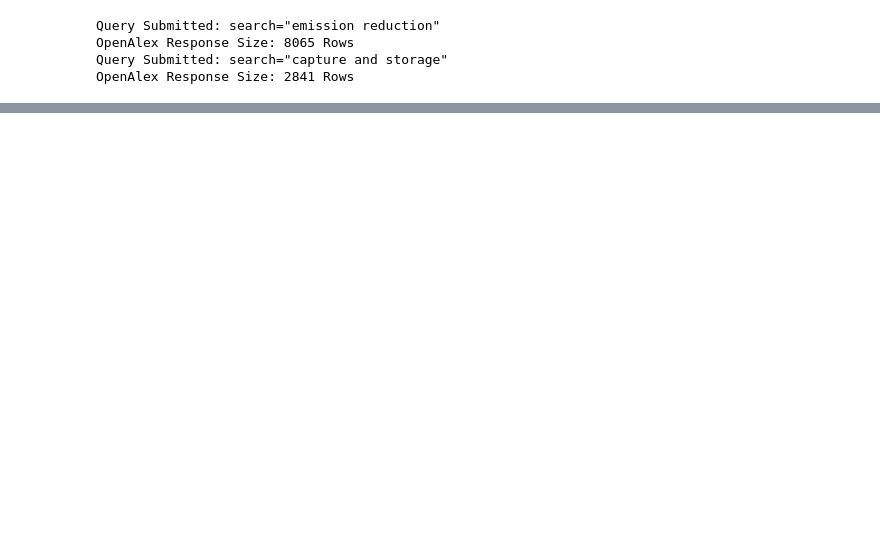
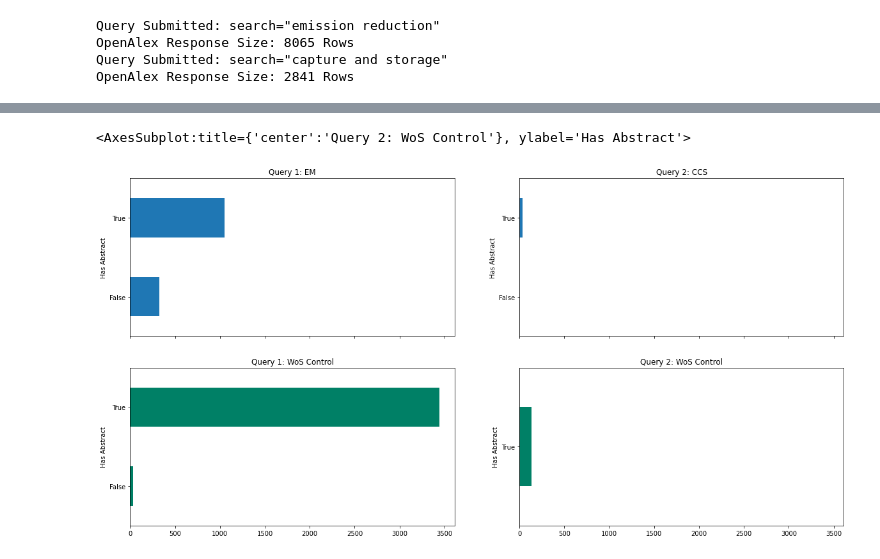
Before and after one commit to jerlanger/mcc, a Jupyter notebook: notebooks/openAlexEval.ipynb, the cells around one changed output, grey strips where cells are left out. Drawn from its saved outputs; the diff is of its cells as text; code cells hidden in the pictures; blank space fills up the shorter version.

```diff
--- a/notebooks/openAlexEval.ipynb
+++ b/notebooks/openAlexEval.ipynb
@@ -127,0 +172,13 @@ Simple doi match: 3 matches (75% coverage)
+# %%
+# Abstract Availability #
+
+fig, axes = plt.subplots(nrows=2, ncols=2, figsize=(20,10), sharex=True)
+
+df_q1.loc[df_q1["publication_year"].isin([1995,2015,2021,2022])].groupby(~df_q1["abstract_inverted_index"].isnull()).size().plot.barh(xlabel="Has Abstract", title="Query 1: EM",  ax=axes[0,0])
+df_q2.loc[df_q2["publication_year"].isin([1995,2015,2021,2022])].groupby(~df_q2["abstract_inverted_index"].isnull()).size().plot.barh(xlabel="Has Abstract", title="Query 2: CCS",  ax=axes[0,1])
+
+df_ctrl1.loc[df_ctrl1["pubyear"].isin([1995,2015,2021,2022])].groupby((~df_ctrl1["abstract"].isnull()) & (len(df_ctrl1["abstract"]) > 0)).size().plot.barh(xlabel="Has Abstract", title="Query 1: WoS Control", colormap="summer", ax=axes[1,0])
+df_ctrl2.loc[df_ctrl2["pubyear"].isin([1995,2015,2021,2022])].groupby((~df_ctrl2["abstract"].isnull()) & (len(df_ctrl2["abstract"]) > 0)).size().plot.barh(xlabel="Has Abstract", title="Query 2: WoS Control", colormap="summer", ax=axes[1,1])
+# %% [output]
+<AxesSubplot:title={'center':'Query 2: WoS Control'}, ylabel='Has Abstract'>
+[figure, added]
```
Also changed, not shown: parts of 8 cells of this notebook.
